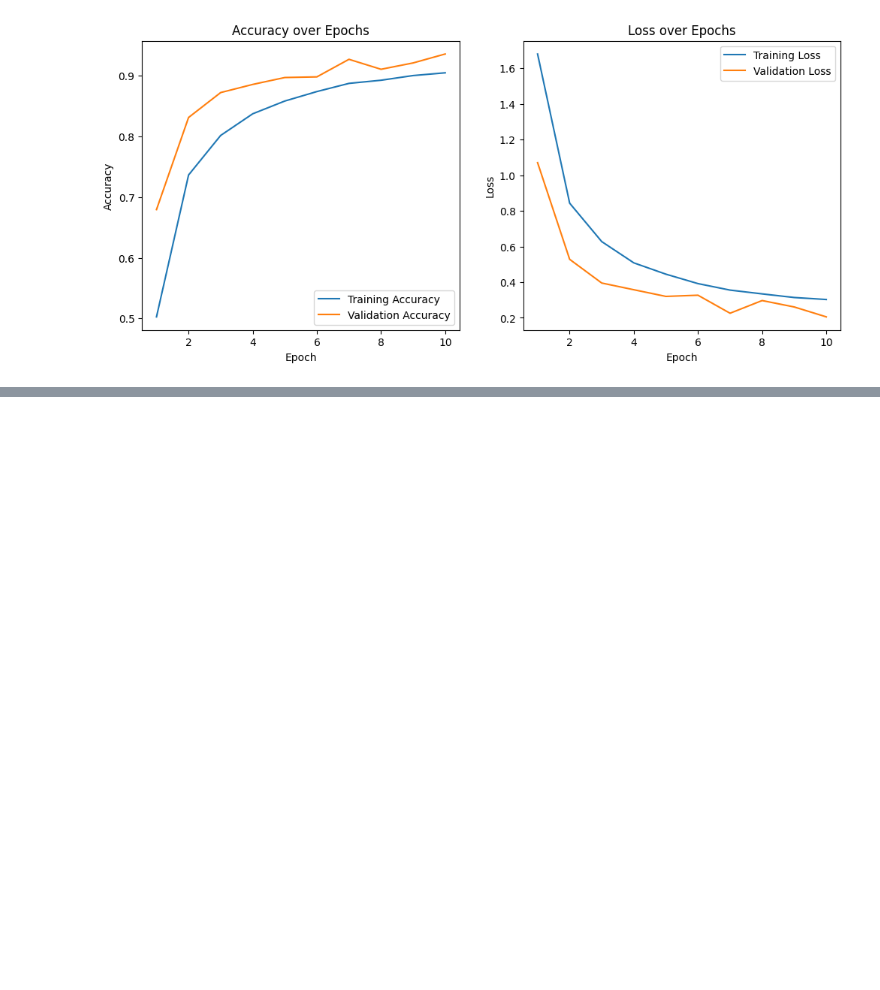
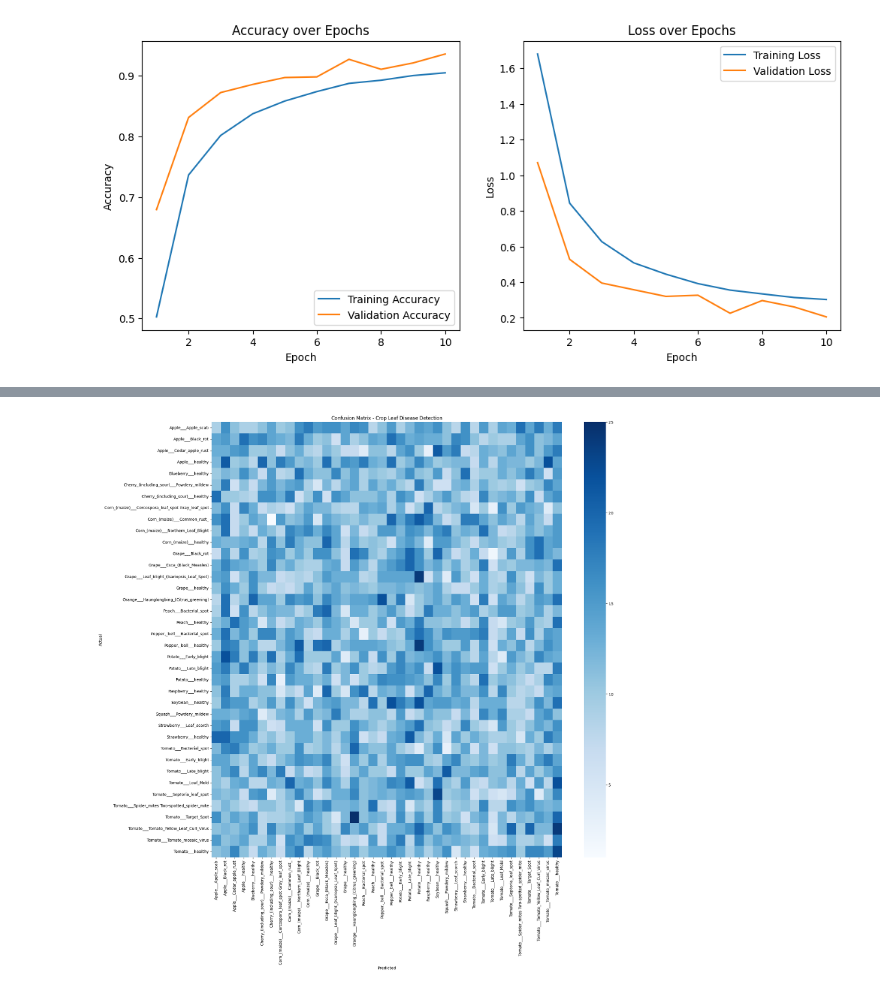
Before and after one commit to 250227018/crop-leaf-disease-detection-phase-1, a Jupyter notebook: Crop_Leaf_Disease_Detection.ipynb, the cells around one changed output, grey strips where cells are left out. Saved outputs shown, nothing was run; the diff lists cells and outputs as text; code cells hidden in the pictures; blank space fills up the shorter version.

```diff
--- a/Crop_Leaf_Disease_Detection.ipynb
+++ b/Crop_Leaf_Disease_Detection.ipynb
@@ -204,3 +204,15 @@ plt.savefig('/content/training_graph.png')
 plt.show()
 # %% [output]
 [figure]
+# %%
+import numpy as np
+from sklearn.metrics import classification_report, confusion_matrix
+import seaborn as sns
+
+valid_generator.reset()
+predictions = model.predict(valid_generator, verbose=1)
+predicted_classes = np.argmax(predictions, axis=1)
+true_classes = valid_generator.classes
+class_labels = list(valid_generator.class_indices.keys())
+
+print(classification_report(true_classes, predicted_classes, target_names=class_labels))
@@ -206,0 +237,13 @@ plt.show()
+# %%
+cm = confusion_matrix(true_classes, predicted_classes)
+plt.figure(figsize=(20,20))
+sns.heatmap(cm, annot=False, cmap='Blues', xticklabels=class_labels, yticklabels=class_labels)
+plt.xlabel('Predicted')
+plt.ylabel('Actual')
+plt.title('Confusion Matrix - Crop Leaf Disease Detection')
+plt.xticks(rotation=90)
+plt.yticks(rotation=0)
+plt.savefig('/content/confusion_matrix.png', bbox_inches='tight')
+plt.show()
+# %% [output]
+[figure, added]
```
Also changed, not shown: parts of 6 cells of this notebook.
